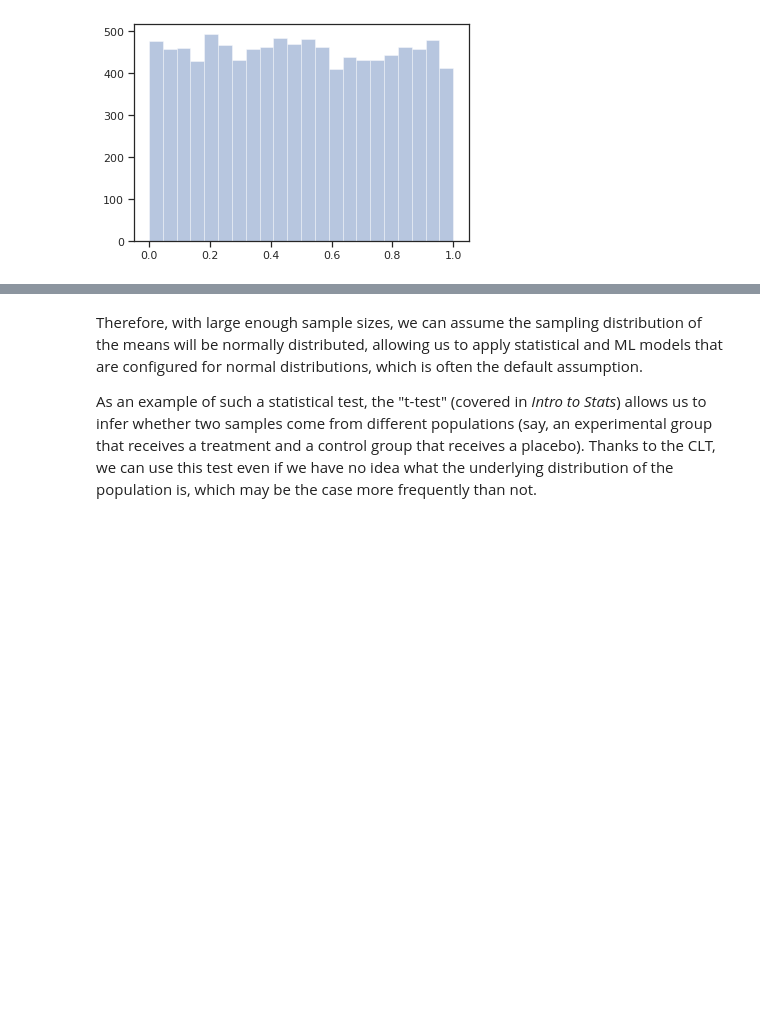
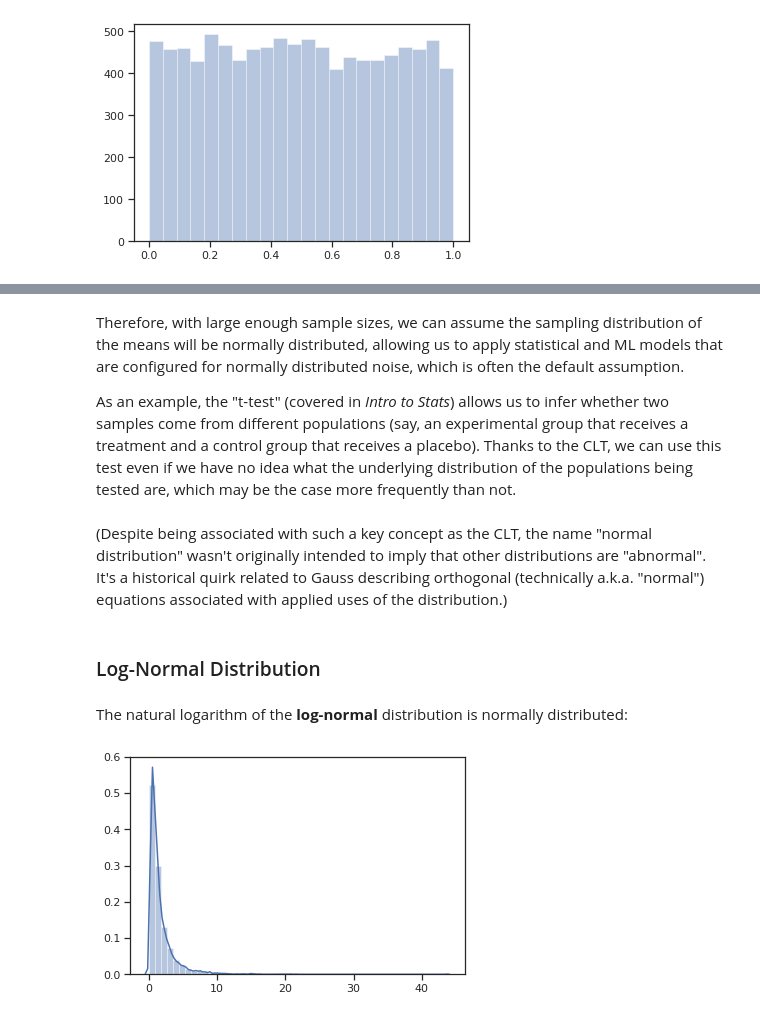
Before and after one commit to jonkrohn/ML-foundations, a Jupyter notebook: notebooks/5-probability.ipynb, the cells around one changed output, grey strips where cells are left out. Drawn from its saved outputs; the diff is of its cells as text; code cells hidden in the pictures; blank space fills up the shorter version.

Commit message:
add log-normal dist

```diff
--- a/notebooks/5-probability.ipynb
+++ b/notebooks/5-probability.ipynb
@@ -878,4 +898,16 @@ _ = sns.distplot(sample_mean_calculator(u, 1000, 1000), color='green')
 # %% [markdown]
-Therefore, with large enough sample sizes, we can assume the sampling distribution of the means will be normally distributed, allowing us to apply statistical and ML models that are configured for normal distributions, which is often the default assumption.
+Therefore, with large enough sample sizes, we can assume the sampling distribution of the means will be normally distributed, allowing us to apply statistical and ML models that are configured for normally distributed noise, which is often the default assumption.
 
-As an example of such a statistical test, the "t-test" (covered in *Intro to Stats*) allows us to infer whether two samples come from different populations (say, an experimental group that receives a treatment and a control group that receives a placebo). Thanks to the CLT, we can use this test even if we have no idea what the underlying distribution of the population is, which may be the case more frequently than not.
+As an example, the "t-test" (covered in *Intro to Stats*) allows us to infer whether two samples come from different populations (say, an experimental group that receives a treatment and a control group that receives a placebo). Thanks to the CLT, we can use this test even if we have no idea what the underlying distribution of the populations being tested are, which may be the case more frequently than not.
+# %% [markdown]
+(Despite being associated with such a key concept as the CLT, the name "normal distribution" wasn't originally intended to imply that other distributions are "abnormal". It's a historical quirk related to Gauss describing orthogonal (technically a.k.a. "normal") equations associated with applied uses of the distribution.)
+# %% [markdown]
+### Log-Normal Distribution
+# %% [markdown]
+The natural logarithm of the **log-normal** distribution is normally distributed:
+# %%
+x = np.random.lognormal(size=10000) # defaults to standard normal mu=0, sigma=1
+# %%
+_ = sns.distplot(x)
+# %% [output]
+[figure, added]
```
Also changed, not shown: parts of 17 cells of this notebook.
